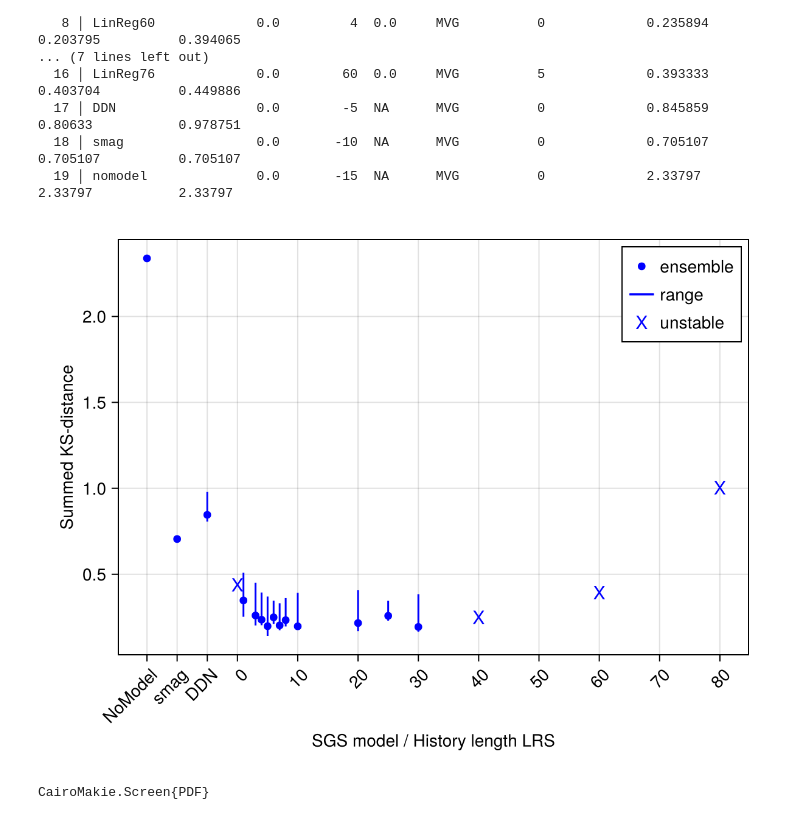
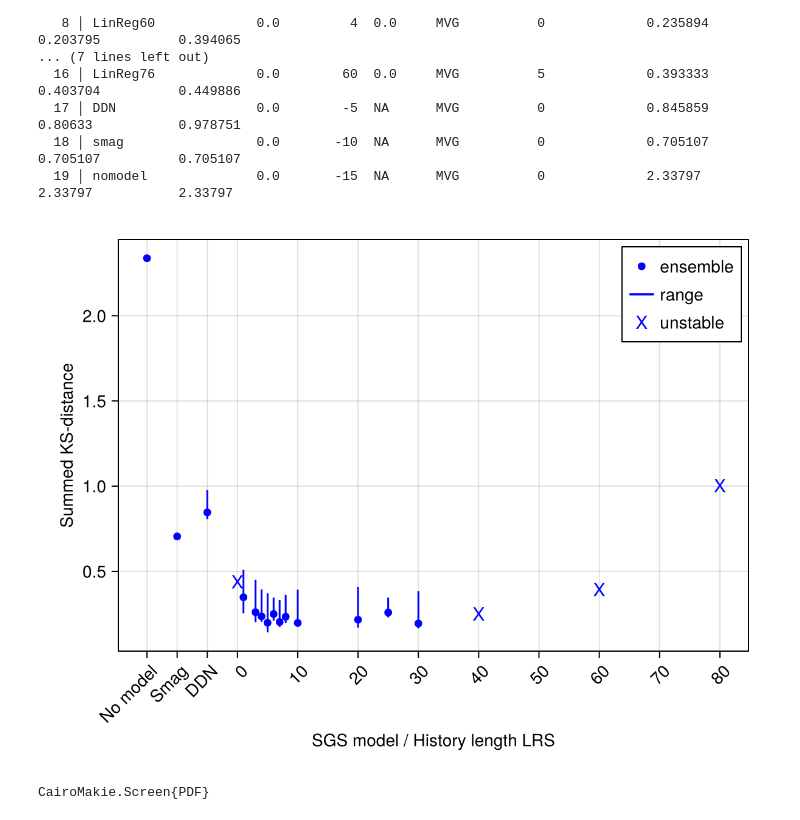
Before and after one commit to rik-stra/IncompressibleNavierStokes.jl, a Jupyter notebook: lib/RikFlow/exp_square_HIT/analyse_KS_databases.ipynb, the cells around one changed output. Saved outputs shown, nothing was run; the diff lists cells and outputs as text; code cells hidden in the pictures.

```diff
--- a/lib/RikFlow/exp_square_HIT/analyse_KS_databases.ipynb
+++ b/lib/RikFlow/exp_square_HIT/analyse_KS_databases.ipynb
@@ -73,29 +73,29 @@ print(x_0[!,["name", "tracking_noise",	"hist_len",	"lambda", "model_noise","n_un
 # %%
 ## plot Predictive quality of SGS models  BIG data
 x = df_big[df_big.tracking_noise .== 0.0, :]
 x = x[x.model_noise .== :MVG, :]
 #print(x[!,["name", "tracking_noise",	"hist_len",	"lambda", "model_noise","n_unstable","summed_ks", "ks_best_replica", "ks_worst_replica"]])
 x_0 = x[(x.lambda .== "NA") .| (x.lambda .== 0.0), :];
 
 fig = Figure()
-a = Axis(fig[1, 1], xticks = ([-15, -10, -5, 0, 10, 20, 30, 40, 50 ,60,70,80], ["NoModel", "smag", "DDN", "0", "10", "20", "30", "40", "50" ,"60","70","80"]), xticklabelrotation = pi/4)
+a = Axis(fig[1, 1], xticks = ([-15, -10, -5, 0, 10, 20, 30, 40, 50 ,60,70,80], ["No model", "Smag", "DDN", "0", "10", "20", "30", "40", "50" ,"60","70","80"]), xticklabelrotation = pi/4)
 x0_unstable = x_0[x_0.n_unstable .>= 1, :]
 x0_stable = x_0[x_0.n_unstable .== 0, :]
 
 scatter!(x0_stable.hist_len, x0_stable.summed_ks; color = :blue, label= "ensemble")
 rangebars!(x0_stable.hist_len, x0_stable.ks_worst_replica, x0_stable.ks_best_replica; color = :blue, label= "range")
 scatter!(x0_unstable.hist_len, x0_unstable.summed_ks; color = :blue, label= "unstable", markersize = 15, marker = 'X')
 
 axislegend(a, postion=:ct)
 
 a.ylabel="Summed KS-distance"
 a.xlabel="SGS model / History length LRS"
 
 display(fig)
 save(@__DIR__()*"/figures/bigData_KS_VS_history.pdf", fig)
 #save(@__DIR__()*"/figures/history_length_notracknoise.pdf", fig)
 # %% [output]
-[figure, old version]
+[figure, new version]
 CairoMakie.Screen{PDF}
 # %%
 ## plot Predictive quality of SGS models influence regularization
```
Also changed, not shown: parts of 2 cells of this notebook, 2 other files.
